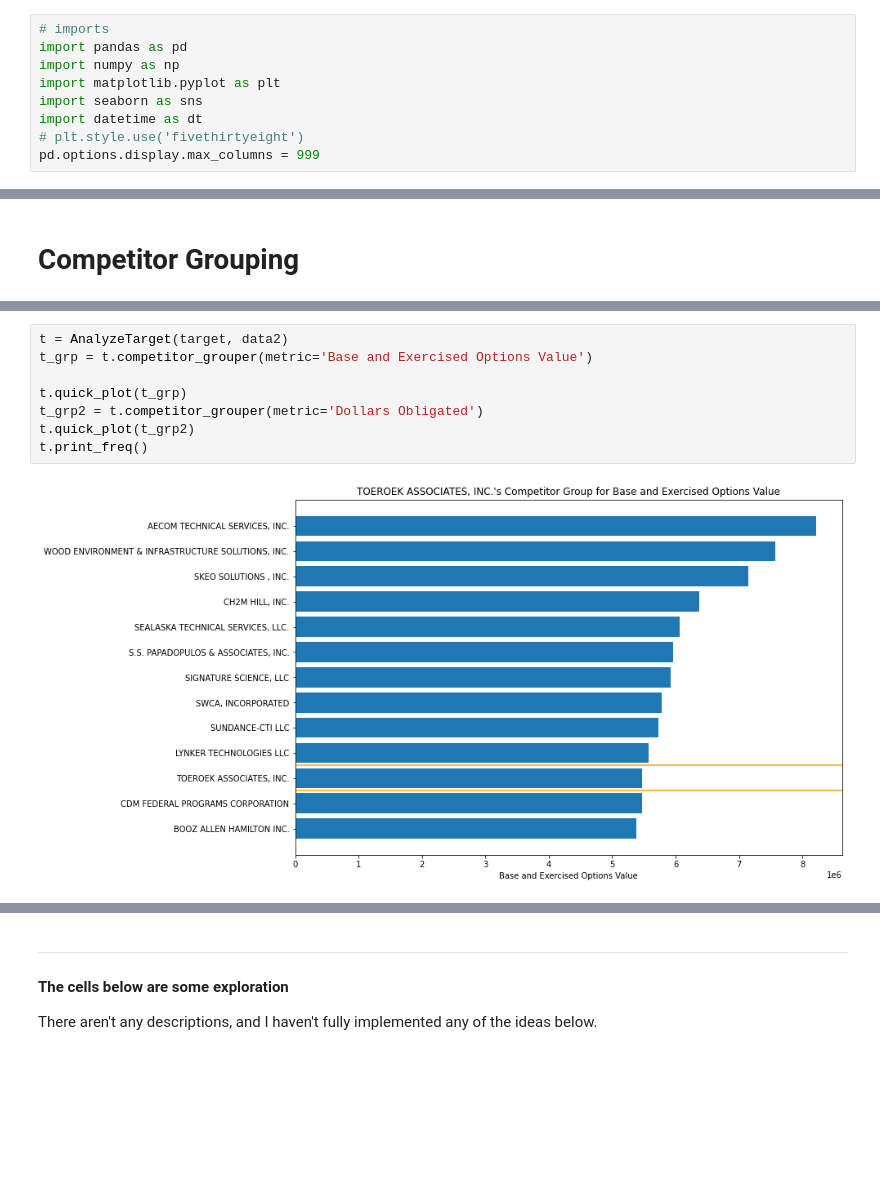
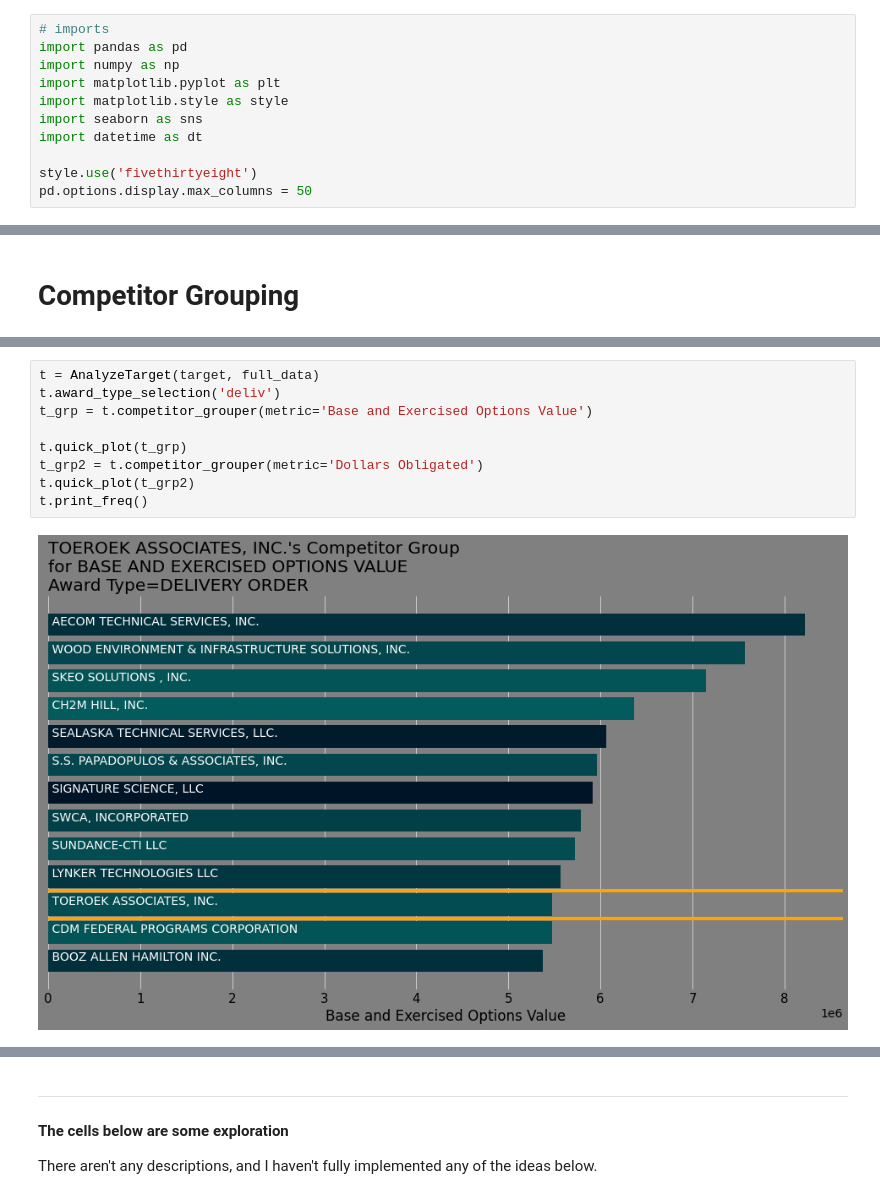
Before and after one commit to jryan814/datab-projects, a Jupyter notebook: gov_contracting_analysis.ipynb, the cells around one changed output, grey strips where cells are left out. Cells and saved outputs as stored; diff of their text form; blank space fills up the shorter version.

```diff
--- a/gov_contracting_analysis.ipynb
+++ b/gov_contracting_analysis.ipynb
@@ -13,10 +13,12 @@ This project will clean and analyze this data for a target business in the gover
 import pandas as pd
 import numpy as np
 import matplotlib.pyplot as plt
+import matplotlib.style as style
 import seaborn as sns
 import datetime as dt
-# plt.style.use('fivethirtyeight')
-pd.options.display.max_columns = 999
+
+style.use('fivethirtyeight')
+pd.options.display.max_columns = 50
 # %% [markdown]
 ### Initial steps
 Report built from beta.sam.gov with specific attributes selected
@@ -329,12 +396,13 @@ class AnalyzeTarget:
 
 target = 'TOEROEK ASSOCIATES, INC.'
 # %%
-t = AnalyzeTarget(target, data2)
+t = AnalyzeTarget(target, full_data)
+t.award_type_selection('deliv')
 t_grp = t.competitor_grouper(metric='Base and Exercised Options Value')
 
 t.quick_plot(t_grp)
 t_grp2 = t.competitor_grouper(metric='Dollars Obligated')
 t.quick_plot(t_grp2)
 t.print_freq()
 # %% [output]
-[figure, old version]
+[figure, new version]
```
Also changed, not shown: parts of 11 cells of this notebook.
